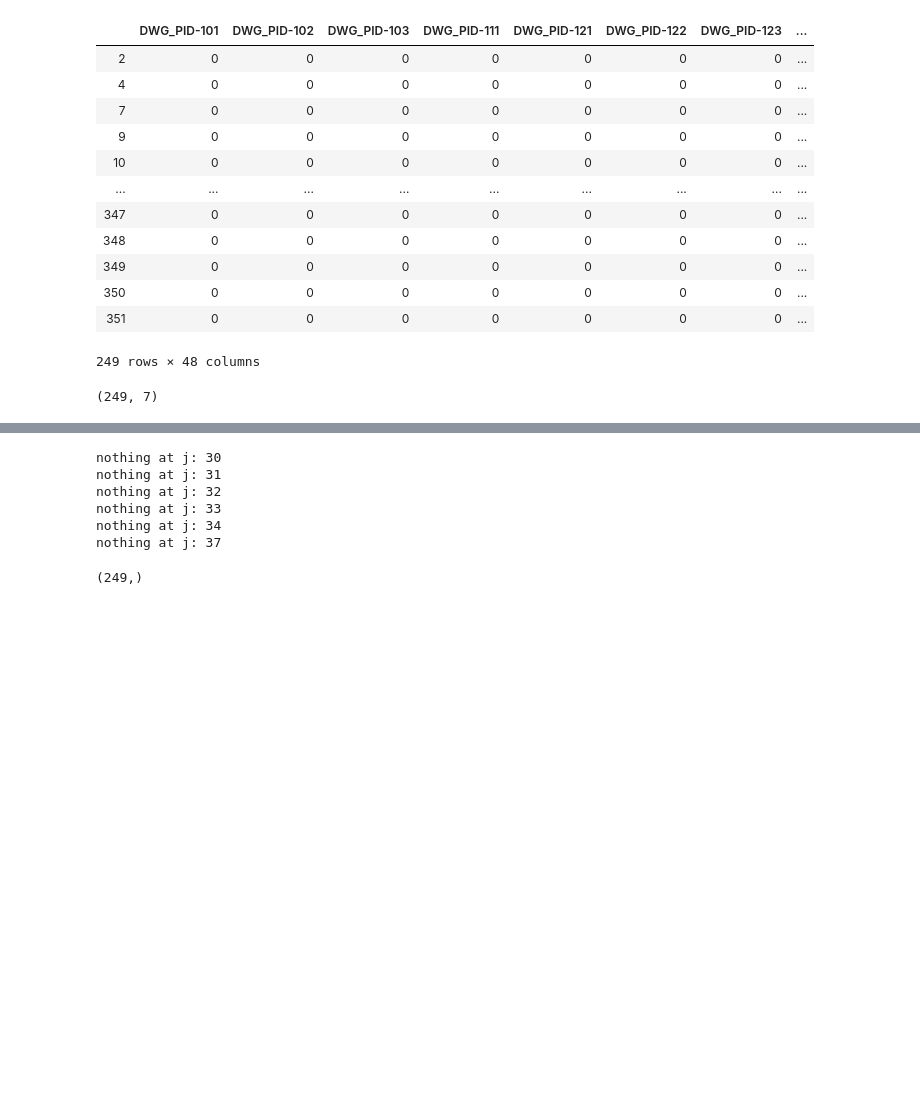
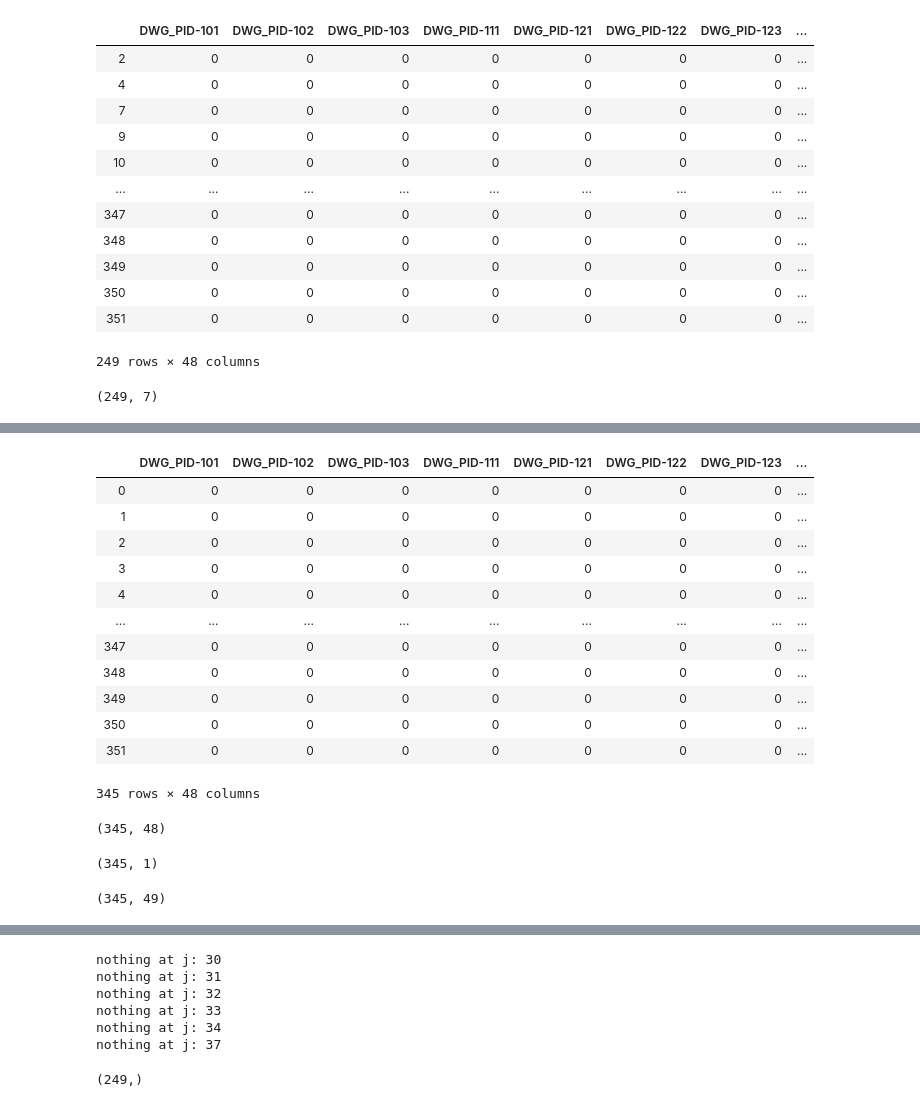
Before and after one commit to Zhimin90/PnID-to-IO_List-Machine-Learning, a Jupyter notebook: Modeling/Machine learning classification.ipynb, the cells around one changed output, grey strips where cells are left out. Drawn from its saved outputs; the diff is of its cells as text; code cells hidden in the pictures; blank space fills up the shorter version.

```diff
--- a/Modeling/Machine learning classification.ipynb
+++ b/Modeling/Machine learning classification.ipynb
@@ -388,0 +397,2 @@ y_pred.shape
+# %%
+full_index = normalized_df.dropna().index
@@ -388,0 +447,16 @@ y_pred.shape
+# %%
+normalized_df.iloc[full_index,:]
+# %% [output]
+|  | DWG_PID-101 | DWG_PID-102 | DWG_PID-103 | DWG_PID-111 | DWG_PID-121 | DWG_PID-122 | DWG_PID-123 | ... |
+| 0 | 0 | 0 | 0 | 0 | 0 | 0 | 0 | ... |
+| 1 | 0 | 0 | 0 | 0 | 0 | 0 | 0 | ... |
+| 2 | 0 | 0 | 0 | 0 | 0 | 0 | 0 | ... |
+| 3 | 0 | 0 | 0 | 0 | 0 | 0 | 0 | ... |
+| 4 | 0 | 0 | 0 | 0 | 0 | 0 | 0 | ... |
+| ... | ... | ... | ... | ... | ... | ... | ... | ... |
+| 347 | 0 | 0 | 0 | 0 | 0 | 0 | 0 | ... |
+| 348 | 0 | 0 | 0 | 0 | 0 | 0 | 0 | ... |
+| 349 | 0 | 0 | 0 | 0 | 0 | 0 | 0 | ... |
+| 350 | 0 | 0 | 0 | 0 | 0 | 0 | 0 | ... |
+| 351 | 0 | 0 | 0 | 0 | 0 | 0 | 0 | ... |
+345 rows × 48 columns
@@ -388,0 +467,8 @@ y_pred.shape
+# %%
+X_full.shape
+# %% [output]
+(345, 48)
+# %%
+label_arr.shape
+# %% [output]
+(345, 1)
@@ -388,0 +477,4 @@ y_pred.shape
+# %%
+X_full.shape
+# %% [output]
+(345, 49)
```
Also changed, not shown: parts of 23 cells of this notebook, 2 other files.
